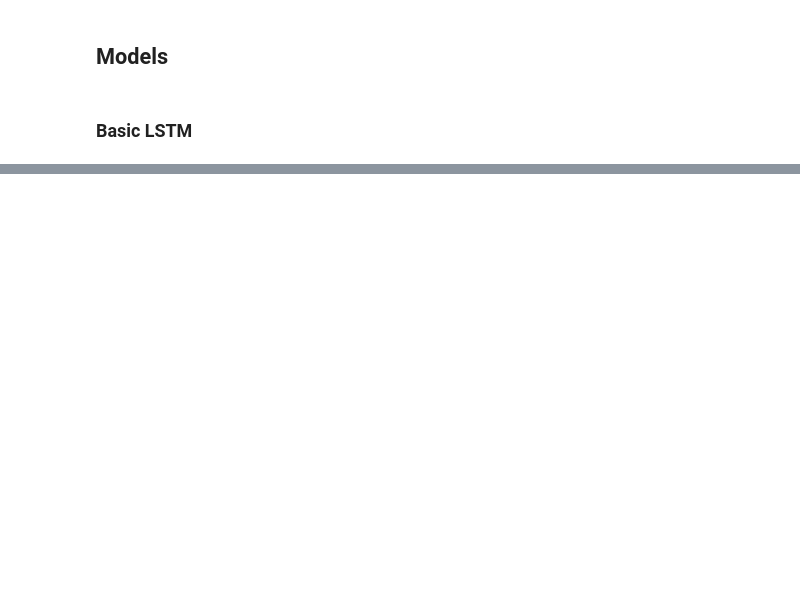
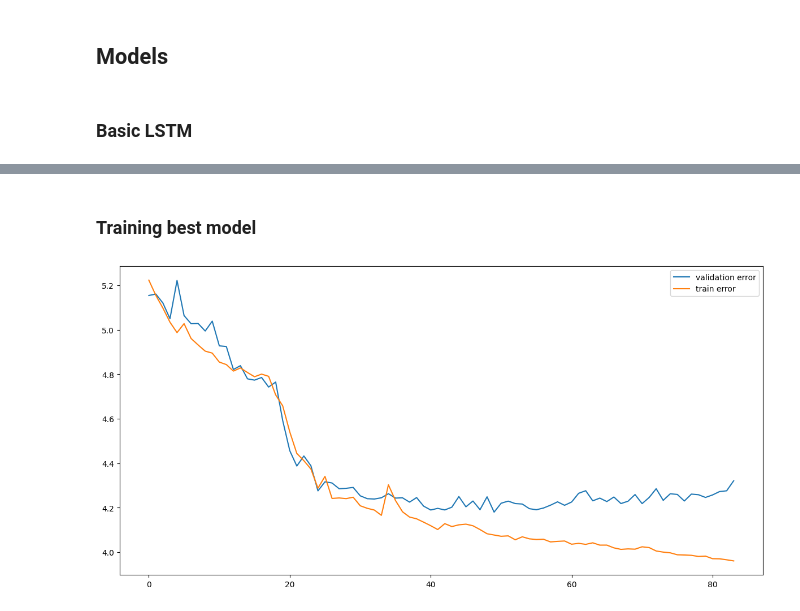
Before and after one commit to JoeLsvj/stocks_forecasting_LOB, a Jupyter notebook: notebook_classification_HT_BO.ipynb, the cells around one changed output, grey strips where cells are left out. Saved outputs shown, nothing was run; the diff lists cells and outputs as text; code cells hidden in the pictures; blank space fills up the shorter version.

```diff
--- a/notebook_classification_HT_BO.ipynb
+++ b/notebook_classification_HT_BO.ipynb
@@ -203,0 +236,41 @@ best_params = bayesian_optimizer.max['params']
+# %% [markdown]
+### Training best model
+# %%
+# Create the model
+params = {
+    'input_size': X_train.shape[1],
+    'output_size': 3*y_train.shape[1],
+    'hidden_size': round(best_params['hidden_size']),
+    'num_layers': 2,
+    'dropout': best_params['dropout']
+}
+model = Models.LSTM(**params).to(device)
+
+# Define loss function and optimizer
+learning_rate = best_params['lr']
+n_epochs = round(best_params['n_epochs'])
+criterion = loss_fn
+optimizer = torch.optim.Adam(model.parameters(), lr=learning_rate)
+
+# Train the model
+training_info = utils.ModelTools.train(
+    model_id = 'LSTM1',
+    model = model,
+    criterion = criterion,
+    optimizer = optimizer,
+    train_loader = dataloader_train,
+    val_loader = dataloader_val,
+    n_epochs = n_epochs,
+    save = False,
+    device = device
+)
+# %%
+epochs_list = list(range(0,epochs))
+plt.figure(figsize=(12,6))
+plt.plot(epochs_list, training_info['val_loss'],  label = "validation error")
+plt.plot(epochs_list, training_info['train_loss'], label = "train error")
+plt.legend(loc = 'best')
+plt.tight_layout()
+plt.show()
+# %% [output]
+[figure, added]
```
Also changed, not shown: parts of 18 cells of this notebook, 2 other files.
